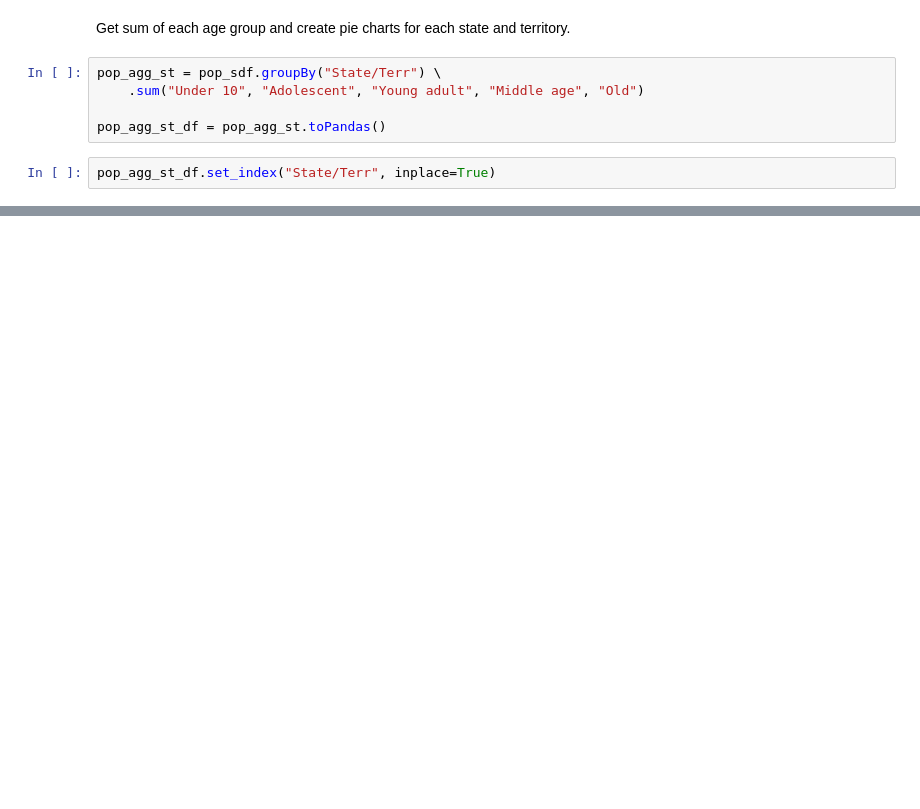
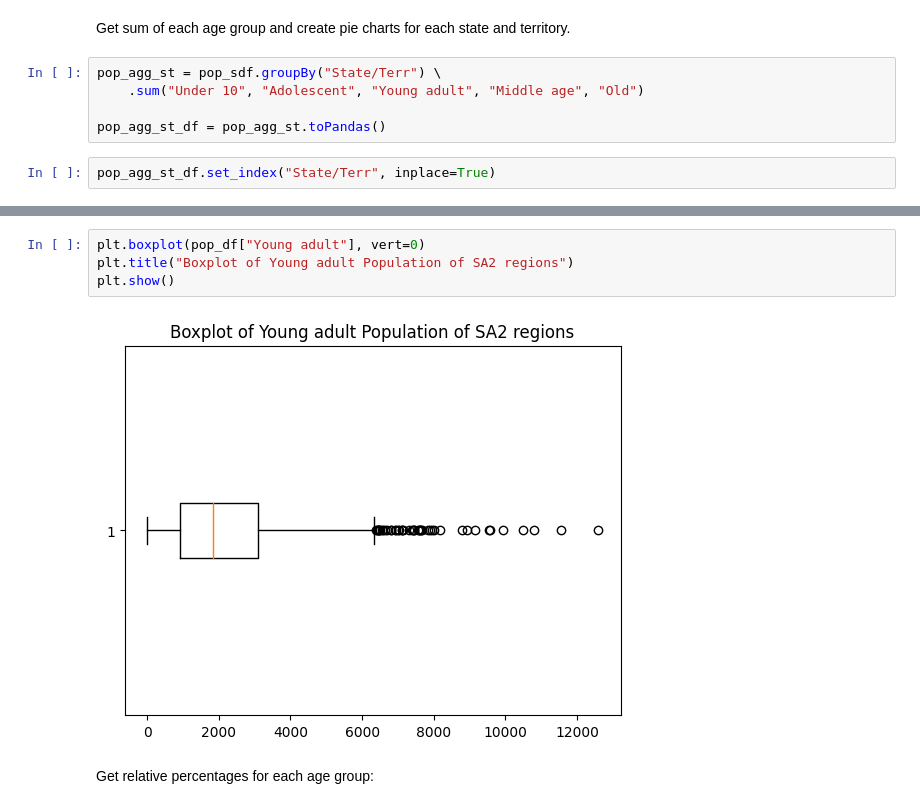
Before and after one commit to MAST30034-Applied-Data-Science/generic-buy-now-pay-later-project-group-35, a Jupyter notebook: notebooks/2.4-analysis_population.ipynb, the cells around one changed output, grey strips where cells are left out. Drawn from its saved outputs; the diff is of its cells as text; blank space fills up the shorter version.

```diff
--- a/notebooks/2.4-analysis_population.ipynb
+++ b/notebooks/2.4-analysis_population.ipynb
@@ -85,0 +210,8 @@ It is evident that the distribution of the age groups for the states and territo
+# %%
+plt.boxplot(pop_df["Young adult"], vert=0)
+plt.title("Boxplot of Young adult Population of SA2 regions")
+plt.show()
+# %% [output]
+[figure, added]
+# %% [markdown]
+Get relative percentages for each age group:
```
Also changed, not shown: parts of 27 cells of this notebook.
